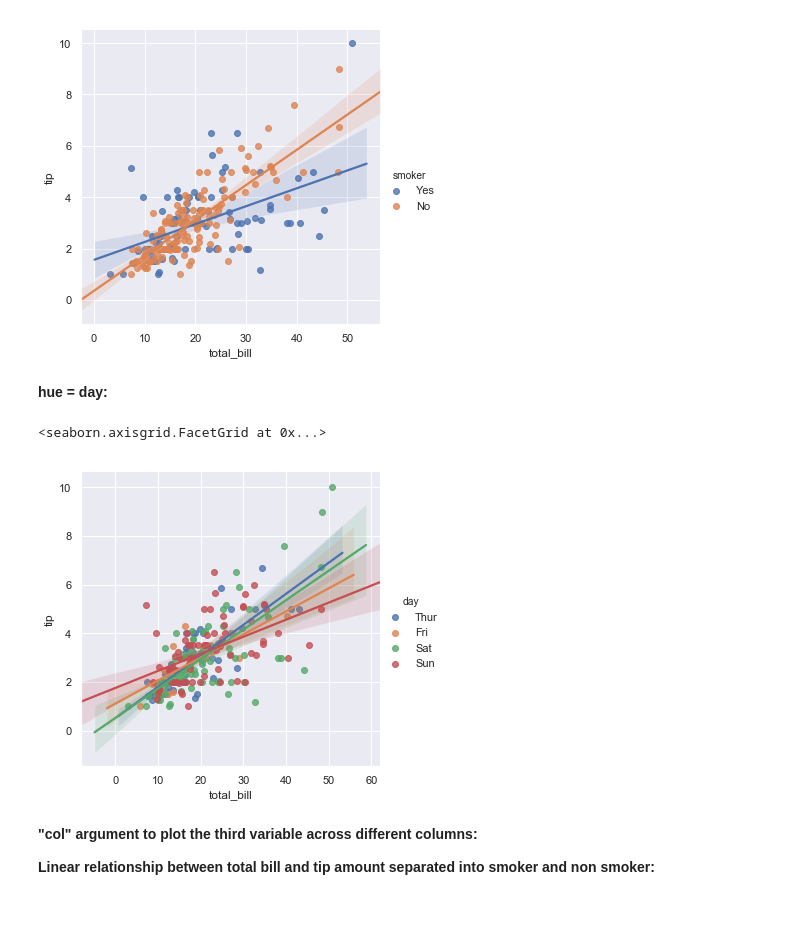
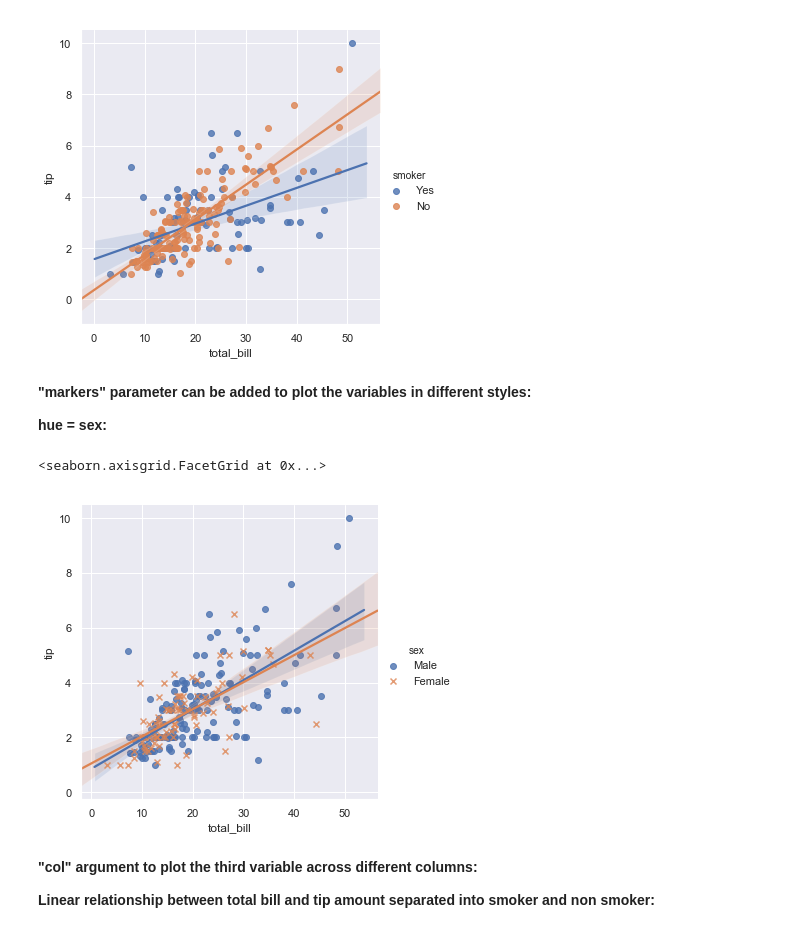
Before and after one commit to johndunne2019/Fundamentals-of-Data-Analysis-Project-2019, a Jupyter notebook: Tips-Dataset.ipynb, the cells around one changed output. Saved outputs shown, nothing was run; the diff lists cells and outputs as text; code cells hidden in the pictures.

Commit message:
Regression - seaborn.lmplot - complete

```diff
--- a/Tips-Dataset.ipynb
+++ b/Tips-Dataset.ipynb
@@ -886,8 +887,6 @@ Before ever doing any regression analysis I would hazard a guess that there is a
 # %% [markdown]
 **First I will plot the total bill and tip amounts in order to work towards identifying if their is a relationship between total bill and tip amount**
 # %%
-tips = sns.load_dataset("tips")
-# seaborn.load_dataset to load in the tips dataset
 sns.relplot(x="total_bill", y="tip", data=tips);
 # seaborn.relplot to plot total bill and tip amount
 # %% [output]
@@ -935,14 +952,17 @@ sns.lmplot(x="total_bill", y="tip", hue="smoker", data=tips)
 # %% [output]
 <seaborn.axisgrid.FacetGrid at 0x...>
 [figure]
-# %% [markdown]
-**hue = day:**
+# %% [markdown]
+**"markers" parameter can be added to plot the variables in different styles:**
+
+**hue = sex:**
 # %%
-sns.lmplot(x="total_bill", y="tip", hue="day", data=tips)
+sns.lmplot(x="total_bill", y="tip", hue="sex", data=tips, markers=["o", "x"])
 # hue argument added to plot a third variable
+# markers argument can be asded to plot the variavbles in 2 different styles
 # %% [output]
 <seaborn.axisgrid.FacetGrid at 0x...>
-[figure, old version]
+[figure, new version]
 # %% [markdown]
 **"col" argument to plot the third variable across different columns:**
 
```
Also changed, not shown: parts of 8 cells of this notebook.
